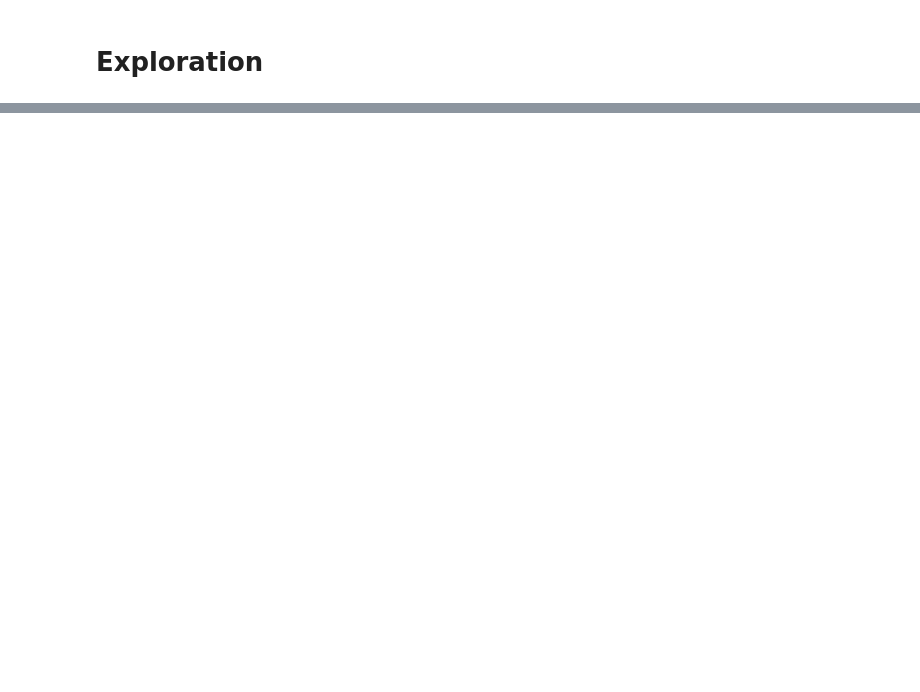
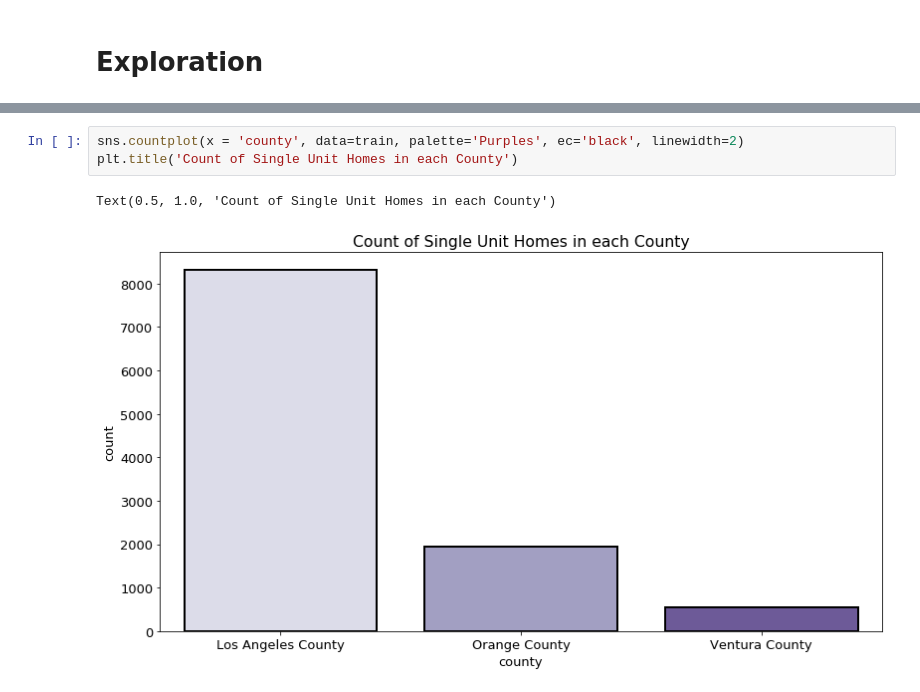
Before and after one commit to Brandon-Martinez27/zillow_regression_project, a Jupyter notebook: zillow_notebook_b.ipynb, the cells around one changed output, grey strips where cells are left out. Cells and saved outputs as stored; diff of their text form; blank space fills up the shorter version.

```diff
--- a/zillow_notebook_b.ipynb
+++ b/zillow_notebook_b.ipynb
@@ -171,0 +189,6 @@ train
+# %%
+sns.countplot(x = 'county', data=train, palette='Purples', ec='black', linewidth=2)
+plt.title('Count of Single Unit Homes in each County')
+# %% [output]
+Text(0.5, 1.0, 'Count of Single Unit Homes in each County')
+[figure, added]
```
Also changed, not shown: parts of 21 cells of this notebook.
